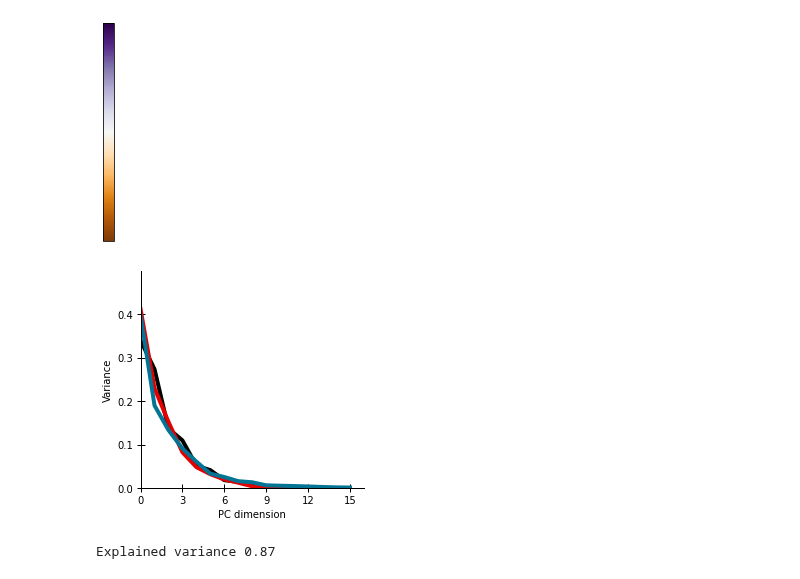
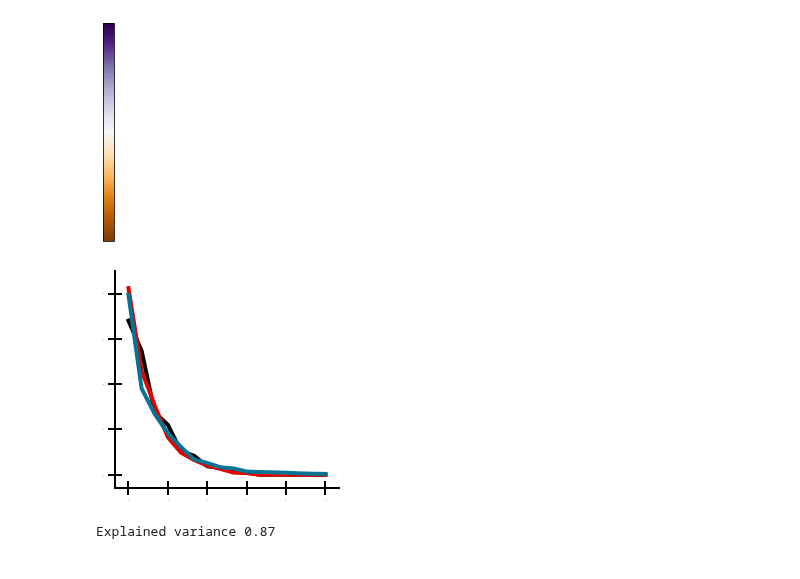
Before and after one commit to BruntonUWBio/structured-random-features, a Jupyter notebook: notebooks/reports/10.2-bp-paper-fig-sensilla-covariance.ipynb, the cells around one changed output. Drawn from its saved outputs; the diff is of its cells as text; code cells hidden in the pictures.

```diff
--- a/notebooks/reports/10.2-bp-paper-fig-sensilla-covariance.ipynb
+++ b/notebooks/reports/10.2-bp-paper-fig-sensilla-covariance.ipynb
@@ -49,37 +49,37 @@ ax.remove()
 # %%
 # plot the eigenvalues
 evals['data'] /= np.sum(evals['data'])
 evals['model'] /= np.sum(evals['model'])
 evals['finite'] /= np.sum(evals['finite'])
 
 
 t = 16
 fig = plt.figure(figsize=(4, 4))
 ax = fig.add_subplot(111)
 plt.plot(np.flip(evals['model'])[:t], '-', lw=4, c='#000000', alpha=1)
 plt.plot(np.flip(evals['finite'])[:t], '-', lw=4, c='#e50000', alpha=1)
 plt.plot(np.flip(evals['data'])[:t], '-', lw=4, c='#047495', alpha=1)
-plt.ylabel('Variance')
-plt.xlabel('PC dimension')
+# plt.ylabel('Variance')
+# plt.xlabel('PC dimension')
 
 # format ticks
-ax.tick_params(axis = 'both', which = 'major', direction='inout', labelsize = 10, width=1, length=8)
-plt.xlim(0, 16)
-plt.ylim(-0., 0.5)
+ax.tick_params(axis = 'both', which = 'major', direction='inout', labelsize = 0, width=2, length=14)
+plt.xlim(-1, 16)
+plt.ylim(-0.03, 0.45)
 plt.yticks(np.arange(0, 0.5, 0.1))
 plt.xticks(np.arange(0, 16, 3))
 
 # format axes
 for axis in ['left', 'bottom']:
-    ax.spines[axis].set_linewidth(1)
+    ax.spines[axis].set_linewidth(2)
 for axis in ['top', 'right']:
     ax.spines[axis].set_visible(False)
 
-# plt.savefig(data_dir + '/reports/figures/paper_figs/figure_3/evals_sensilla.pdf',
-#             dpi=300, transparent=True,
-#            bbox_inches = 'tight', pad_inches = 0)
+plt.savefig(data_dir + '/reports/figures/paper_figs/figure_3/evals_sensilla.pdf',
+            dpi=300, transparent=True,
+           bbox_inches = 'tight', pad_inches = 0)
 # %% [output]
-[figure, old version]
+[figure, new version]
 # %%
 # plot eigenvecs
 p = [-1, 1, -1, -1, 1, 1] # multiplicative factor to flip signs
```
Also changed, not shown: 9 other files.
